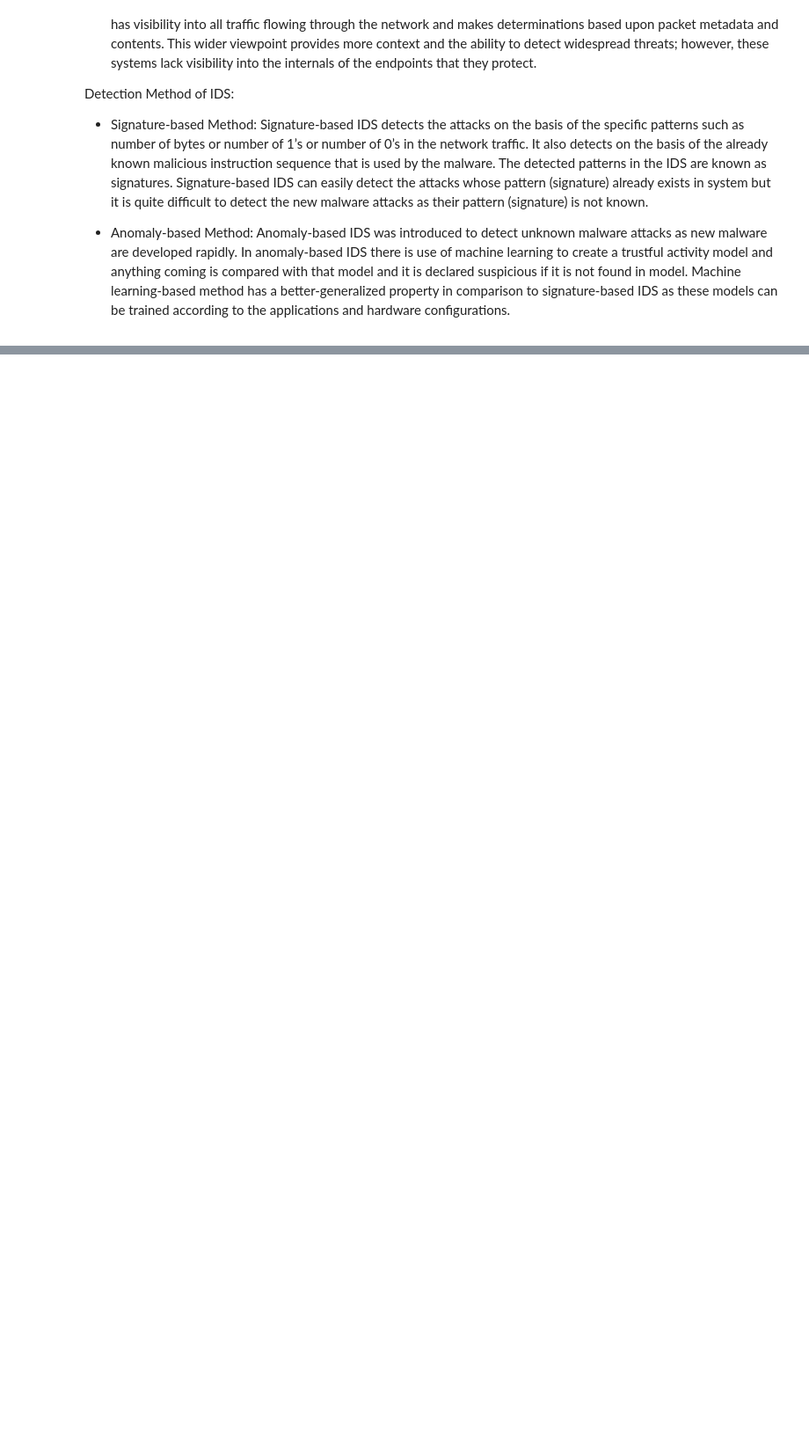
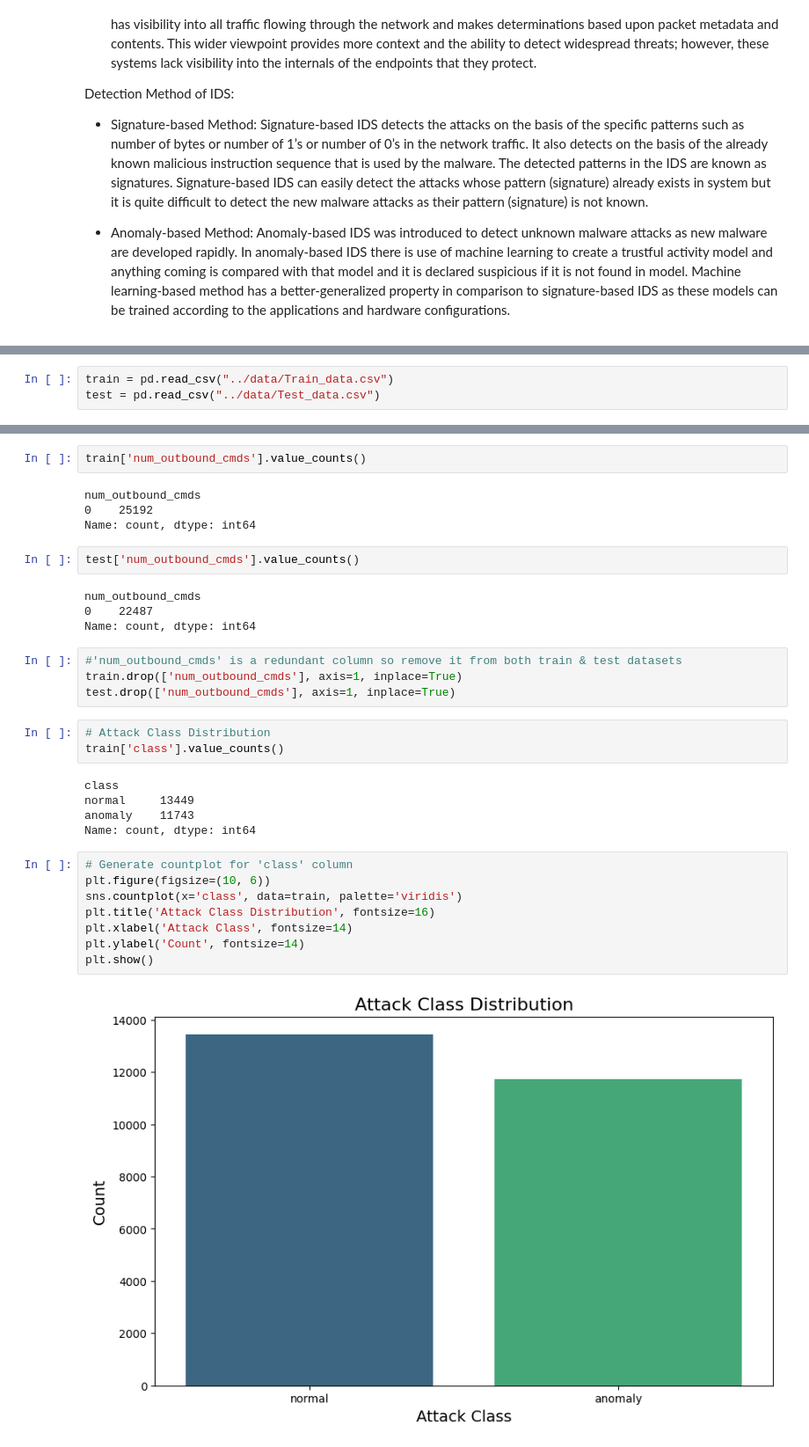
Before and after one commit to Md-Emon-Hasan/ML-Project-Intrusion-Detection-Systems-Anomaly-Detection-, a Jupyter notebook: jupyter/model.ipynb, the cells around one changed output, grey strips where cells are left out. Shown at 88% size. Drawn from its saved outputs; the diff is of its cells as text; blank space fills up the shorter version.

```diff
--- a/jupyter/model.ipynb
+++ b/jupyter/model.ipynb
@@ -37,0 +55,3 @@ from sklearn.model_selection import train_test_split
+# %%
+train = pd.read_csv("../data/Train_data.csv")
+test = pd.read_csv("../data/Test_data.csv")
@@ -37,0 +138,34 @@ from sklearn.model_selection import train_test_split
+# %%
+train['num_outbound_cmds'].value_counts()
+# %% [output]
+num_outbound_cmds
+0    25192
+Name: count, dtype: int64
+# %%
+test['num_outbound_cmds'].value_counts()
+# %% [output]
+num_outbound_cmds
+0    22487
+Name: count, dtype: int64
+# %%
+#'num_outbound_cmds' is a redundant column so remove it from both train & test datasets
+train.drop(['num_outbound_cmds'], axis=1, inplace=True)
+test.drop(['num_outbound_cmds'], axis=1, inplace=True)
+# %%
+# Attack Class Distribution
+train['class'].value_counts()
+# %% [output]
+class
+normal     13449
+anomaly    11743
+Name: count, dtype: int64
+# %%
+# Generate countplot for 'class' column
+plt.figure(figsize=(10, 6))
+sns.countplot(x='class', data=train, palette='viridis')
+plt.title('Attack Class Distribution', fontsize=16)
+plt.xlabel('Attack Class', fontsize=14)
+plt.ylabel('Count', fontsize=14)
+plt.show()
+# %% [output]
+[figure, added]
```
Also changed, not shown: parts of 58 cells of this notebook, 5 other files.
